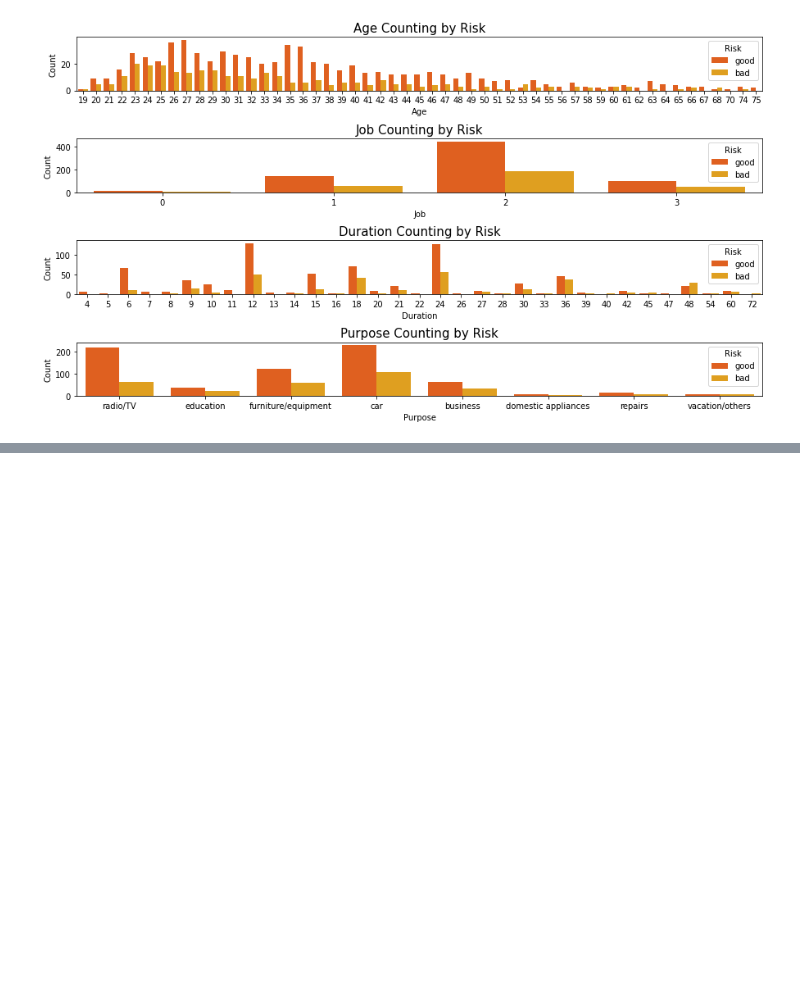
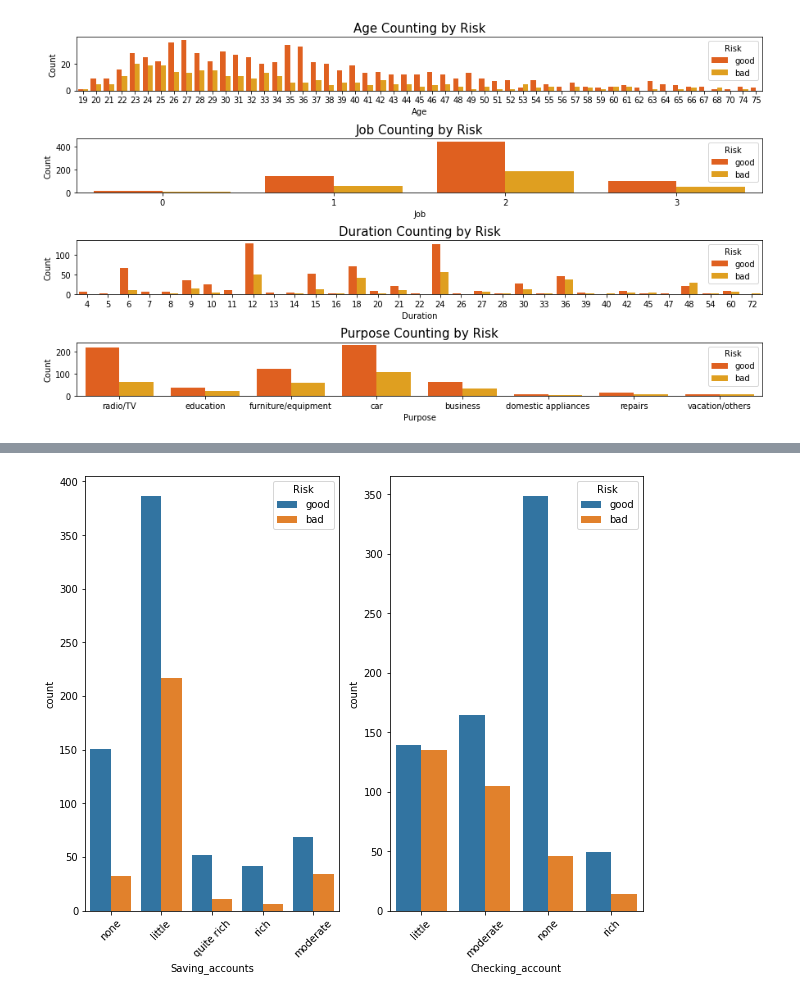
Before and after one commit to mariola5/German_Credit_Risk, a Jupyter notebook: German_Credit_Risk.ipynb, the cells around one changed output, grey strips where cells are left out. Drawn from its saved outputs; the diff is of its cells as text; code cells hidden in the pictures; blank space fills up the shorter version.

```diff
--- a/German_Credit_Risk.ipynb
+++ b/German_Credit_Risk.ipynb
@@ -103,0 +164,3 @@ plt.show()
+# %%
+for col in ['Saving_accounts', 'Checking_account']:
+    german_df[col].fillna('none', inplace=True)
@@ -103,0 +181,11 @@ plt.show()
+# %%
+fig, (ax1, ax2) = plt.subplots(1,2, figsize=(10,8))
+sns.countplot(x="Saving_accounts", hue="Risk", data=german_df, ax=ax1)
+sns.countplot(x="Checking_account", hue="Risk", data=german_df, ax=ax2)
+ax1.set_xticklabels(ax1.get_xticklabels(), rotation=45)
+ax2.set_xticklabels(ax2.get_xticklabels(), rotation=45)
+
+
+fig.show()
+# %% [output]
+[figure, added]
```
Also changed, not shown: parts of 9 cells of this notebook.
